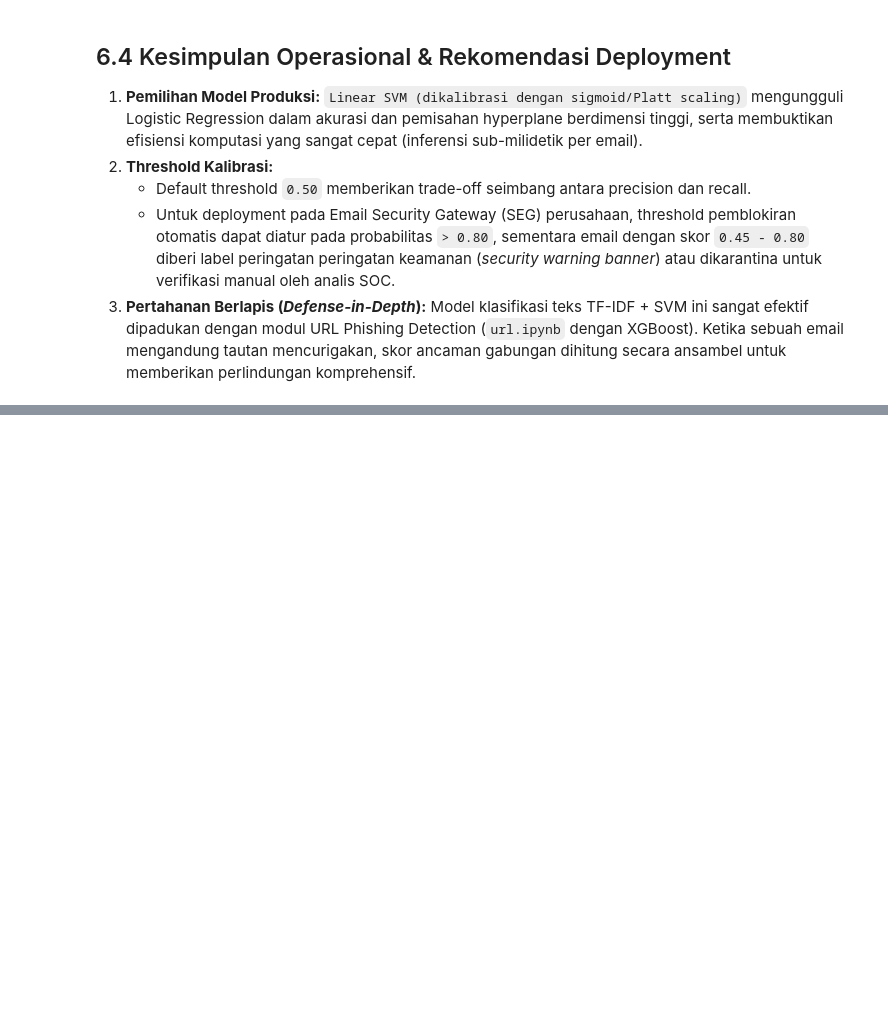
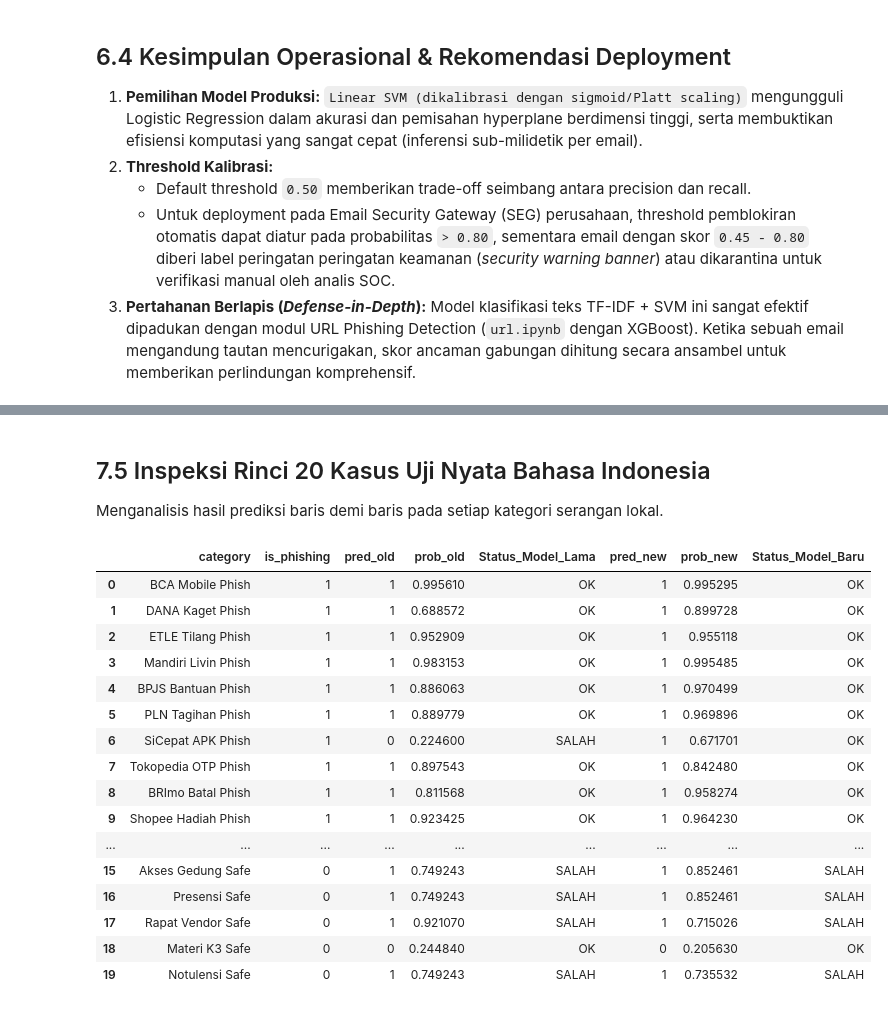
Before and after one commit to fathirrizkifadillah/PhisGuard_Model_Training, a Jupyter notebook: notebook/email.ipynb, the cells around one changed output, grey strips where cells are left out. Cells and saved outputs as stored; diff of their text form; code cells hidden in the pictures; blank space fills up the shorter version.

```diff
--- a/notebook/email.ipynb
+++ b/notebook/email.ipynb
@@ -1542,0 +1679,35 @@ Contoh Sampel False Negative (Email Phishing yang Lolos):
+# %%
+from sklearn.feature_extraction.text import TfidfVectorizer
+from sklearn.model_selection import train_test_split
+from sklearn.pipeline import Pipeline
+from sklearn.svm import LinearSVC
+from sklearn.calibration import CalibratedClassifierCV
+
+# 1. Inisialisasi Vektorizer Dwibahasa dengan sublinear scaling
+bilingual_tfidf = TfidfVectorizer(
+    ngram_range=(1, 2),
+    sublinear_tf=True,
+    min_df=2,
+    max_df=0.85,
+    max_features=35000
+)
+
+print("Melakukan fitting TF-IDF Vectorizer dwibahasa...")
+X_train_bilingual = bilingual_tfidf.fit_transform(df_bilingual_train['cleaned_text'].fillna(''))
+y_train_bilingual = df_bilingual_train['is_phishing']
+
+print(f"Dimensi Matriks Fitur: {X_train_bilingual.shape[0]:,} baris x {X_train_bilingual.shape[1]:,} fitur dwibahasa")
+print(f"Sparsitas Matriks: {100 * (1 - X_train_bilingual.nnz / (X_train_bilingual.shape[0] * X_train_bilingual.shape[1])):.2f}%")
+
+# 2. Inisialisasi & Pelatihan Model Calibrated Linear SVM
+base_linear_svc = LinearSVC(C=1.0, class_weight='balanced', random_state=42, max_iter=2500)
+bilingual_svm = CalibratedClassifierCV(estimator=base_linear_svc, method='sigmoid', cv=3)
+
+print("Melatih model Calibrated Linear SVM Dwibahasa...")
+bilingual_svm.fit(X_train_bilingual, y_train_bilingual)
+print("Model berhasil dilatih.")
+
+# 3. Simpan Model & Vektorizer Baru
+joblib.dump(bilingual_tfidf, MODEL_DIR / 'bilingual_tfidf_vectorizer_email.joblib')
+joblib.dump(bilingual_svm, MODEL_DIR / 'bilingual_svm_email.joblib')
+print(f"Model tersimpan di: {MODEL_DIR / 'bilingual_svm_email.joblib'}")
@@ -1542,0 +1801,28 @@ Contoh Sampel False Negative (Email Phishing yang Lolos):
+# %% [markdown]
+## 7.5 Inspeksi Rinci 20 Kasus Uji Nyata Bahasa Indonesia
+
+Menganalisis hasil prediksi baris demi baris pada setiap kategori serangan lokal.
+# %%
+df_display = df_eval_indo[['category', 'is_phishing', 'pred_old', 'prob_old', 'pred_new', 'prob_new']].copy()
+df_display['Status_Model_Lama'] = np.where(df_display['is_phishing'] == df_display['pred_old'], 'OK', 'SALAH')
+df_display['Status_Model_Baru'] = np.where(df_display['is_phishing'] == df_display['pred_new'], 'OK', 'SALAH')
+
+display(df_display[['category', 'is_phishing', 'pred_old', 'prob_old', 'Status_Model_Lama', 'pred_new', 'prob_new', 'Status_Model_Baru']])
+# %% [output]
+|  | category | is_phishing | pred_old | prob_old | Status_Model_Lama | pred_new | prob_new | Status_Model_Baru |
+| 0 | BCA Mobile Phish | 1 | 1 | 0.995610 | OK | 1 | 0.995295 | OK |
+| 1 | DANA Kaget Phish | 1 | 1 | 0.688572 | OK | 1 | 0.899728 | OK |
+| 2 | ETLE Tilang Phish | 1 | 1 | 0.952909 | OK | 1 | 0.955118 | OK |
+| 3 | Mandiri Livin Phish | 1 | 1 | 0.983153 | OK | 1 | 0.995485 | OK |
+| 4 | BPJS Bantuan Phish | 1 | 1 | 0.886063 | OK | 1 | 0.970499 | OK |
+| 5 | PLN Tagihan Phish | 1 | 1 | 0.889779 | OK | 1 | 0.969896 | OK |
+| 6 | SiCepat APK Phish | 1 | 0 | 0.224600 | SALAH | 1 | 0.671701 | OK |
+| 7 | Tokopedia OTP Phish | 1 | 1 | 0.897543 | OK | 1 | 0.842480 | OK |
+| 8 | BRImo Batal Phish | 1 | 1 | 0.811568 | OK | 1 | 0.958274 | OK |
+| 9 | Shopee Hadiah Phish | 1 | 1 | 0.923425 | OK | 1 | 0.964230 | OK |
+| ... | ... | ... | ... | ... | ... | ... | ... | ... |
+| 15 | Akses Gedung Safe | 0 | 1 | 0.749243 | SALAH | 1 | 0.852461 | SALAH |
+| 16 | Presensi Safe | 0 | 1 | 0.749243 | SALAH | 1 | 0.852461 | SALAH |
+| 17 | Rapat Vendor Safe | 0 | 1 | 0.921070 | SALAH | 1 | 0.715026 | SALAH |
+| 18 | Materi K3 Safe | 0 | 0 | 0.244840 | OK | 0 | 0.205630 | OK |
+| 19 | Notulensi Safe | 0 | 1 | 0.749243 | SALAH | 1 | 0.735532 | SALAH |
```
Also changed, not shown: parts of 11 cells of this notebook, 6 other files.
